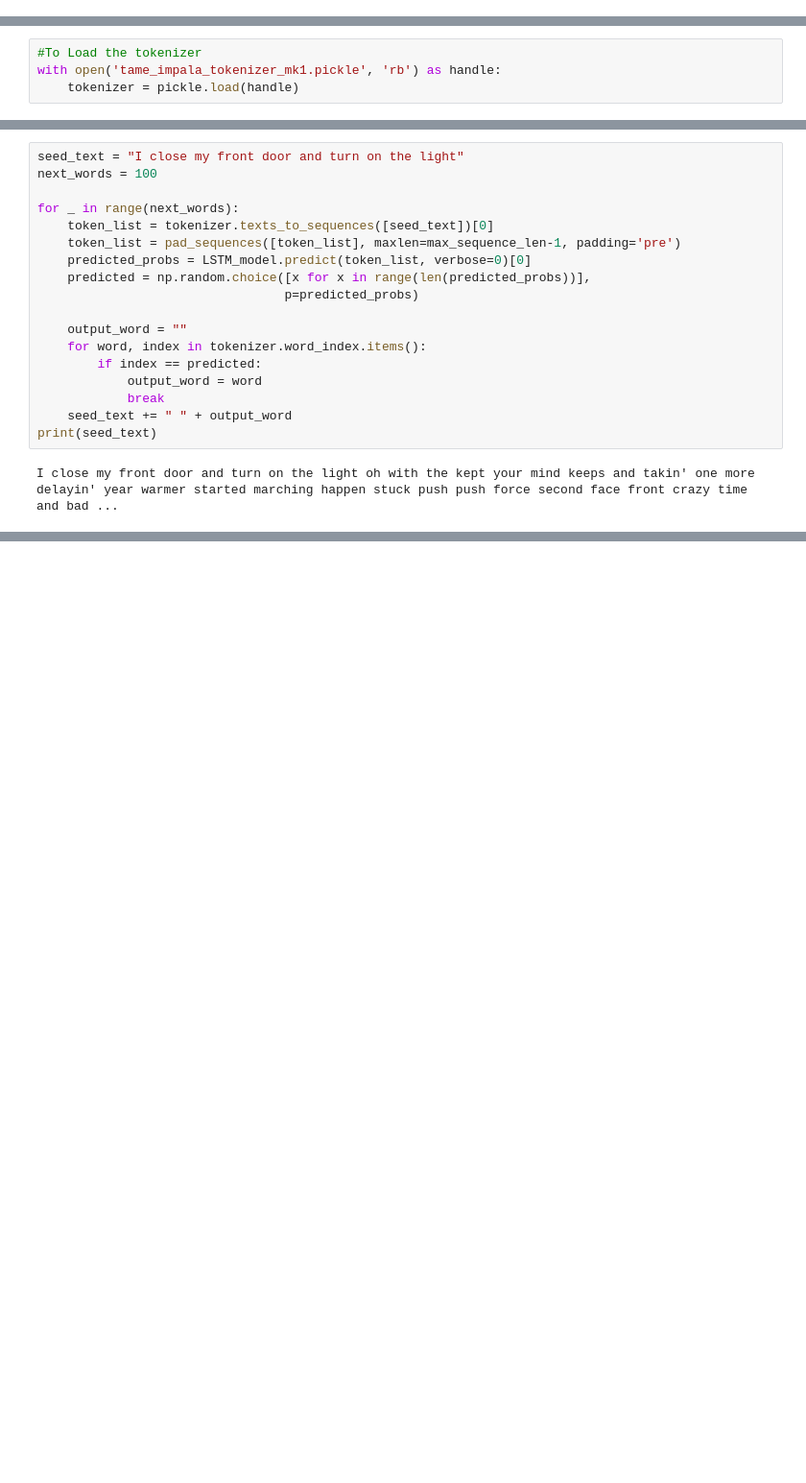
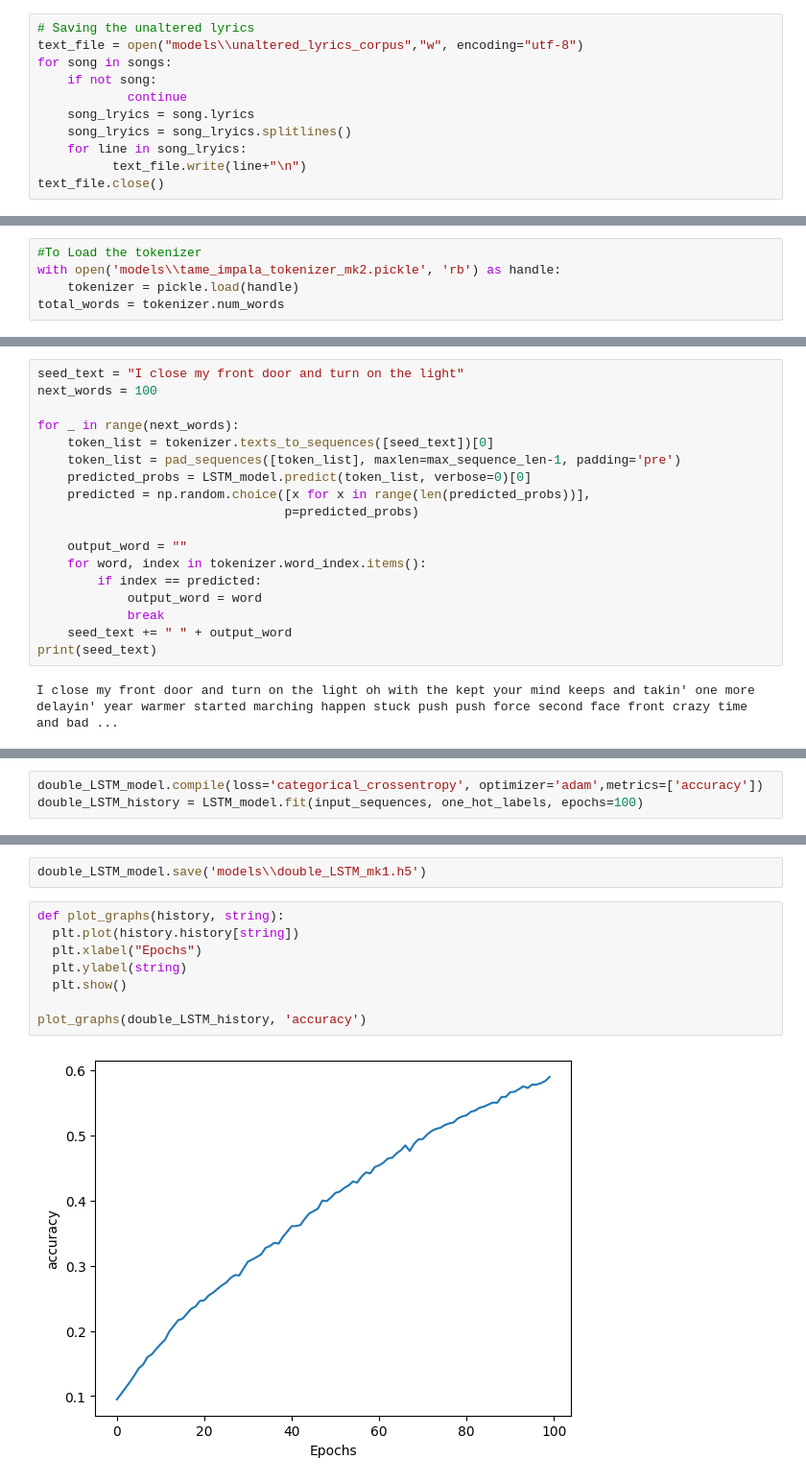
Before and after one commit to sanyamjain0315/clone-impala, a Jupyter notebook: model_creation.ipynb, the cells around one changed output, grey strips where cells are left out. Shown at 96% size. Cells and saved outputs as stored; diff of their text form; blank space fills up the shorter version.

Commit message:
[Feature] New model created with 2 LSTM layers. Saved txt files of unaltered lyrics and  preprocessed lyrics. Saved input sequences and one hot labels to txt file.

```diff
--- a/model_creation.ipynb
+++ b/model_creation.ipynb
@@ -31,6 +31,17 @@ genius = Genius(genius_auth['client_access_token'],
 # %%
 # TESTING PURPOSES
 songs = (genius.search_artist(artist_name="Tame Impala")).songs
+# %%
+# Saving the unaltered lyrics
+text_file = open("models\\unaltered_lyrics_corpus","w", encoding="utf-8")
+for song in songs:
+    if not song:
+            continue
+    song_lryics = song.lyrics
+    song_lryics = song_lryics.splitlines()
+    for line in song_lryics:
+          text_file.write(line+"\n")
+text_file.close()
 # %%
 # k is the max no. of songs to get for an artist
 def get_lyrics(artist_name, k=None):
@@ -124,8 +135,9 @@ with open('tame_impala_tokenizer_mk2.pickle', 'wb') as handle:
     pickle.dump(tokenizer, handle, protocol=pickle.HIGHEST_PROTOCOL)
 # %%
 #To Load the tokenizer
-with open('tame_impala_tokenizer_mk1.pickle', 'rb') as handle:
+with open('models\\tame_impala_tokenizer_mk2.pickle', 'rb') as handle:
     tokenizer = pickle.load(handle)
+total_words = tokenizer.num_words
 # %%
 # Converting the corpus into sequences
 sequences = []
@@ -240,0 +290,3 @@ I close my front door and turn on the light oh with the kept your mind keeps and
+# %%
+double_LSTM_model.compile(loss='categorical_crossentropy', optimizer='adam',metrics=['accuracy'])
+double_LSTM_history = LSTM_model.fit(input_sequences, one_hot_labels, epochs=100)
@@ -240,0 +311,12 @@ I close my front door and turn on the light oh with the kept your mind keeps and
+# %%
+double_LSTM_model.save('models\\double_LSTM_mk1.h5')
+# %%
+def plot_graphs(history, string):
+  plt.plot(history.history[string])
+  plt.xlabel("Epochs")
+  plt.ylabel(string)
+  plt.show()
+
+plot_graphs(double_LSTM_history, 'accuracy')
+# %% [output]
+[figure, added]
```
Also changed, not shown: parts of 16 cells of this notebook, 11 other files.
